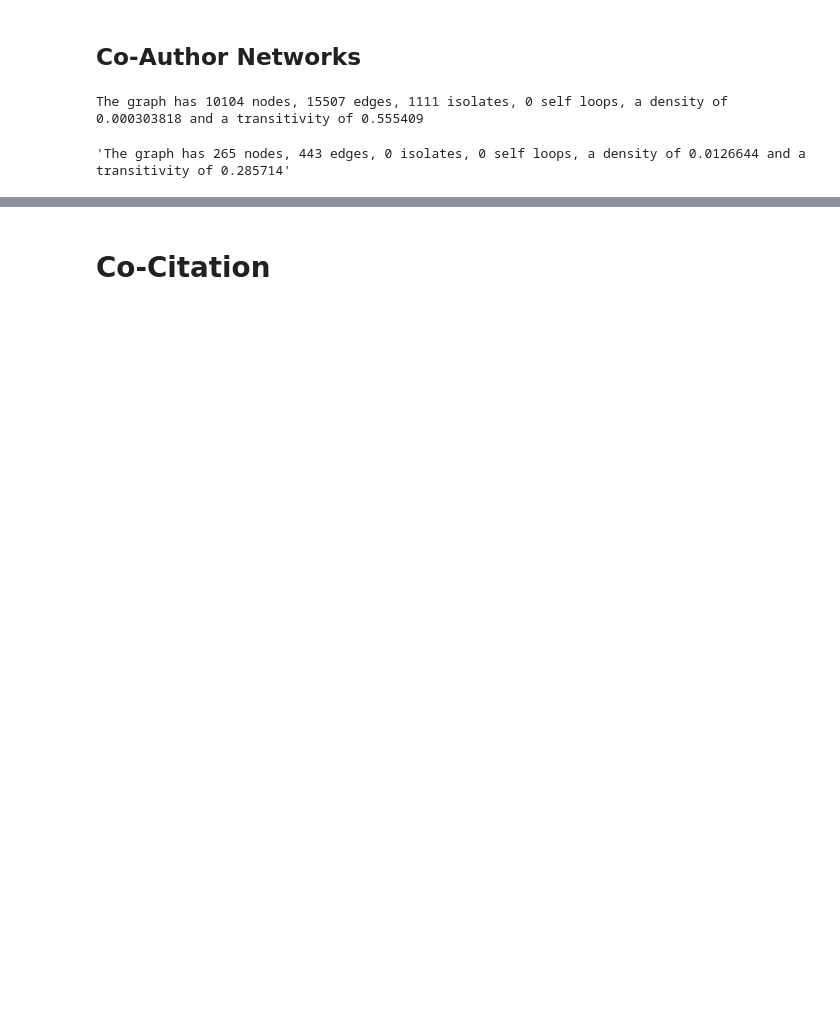
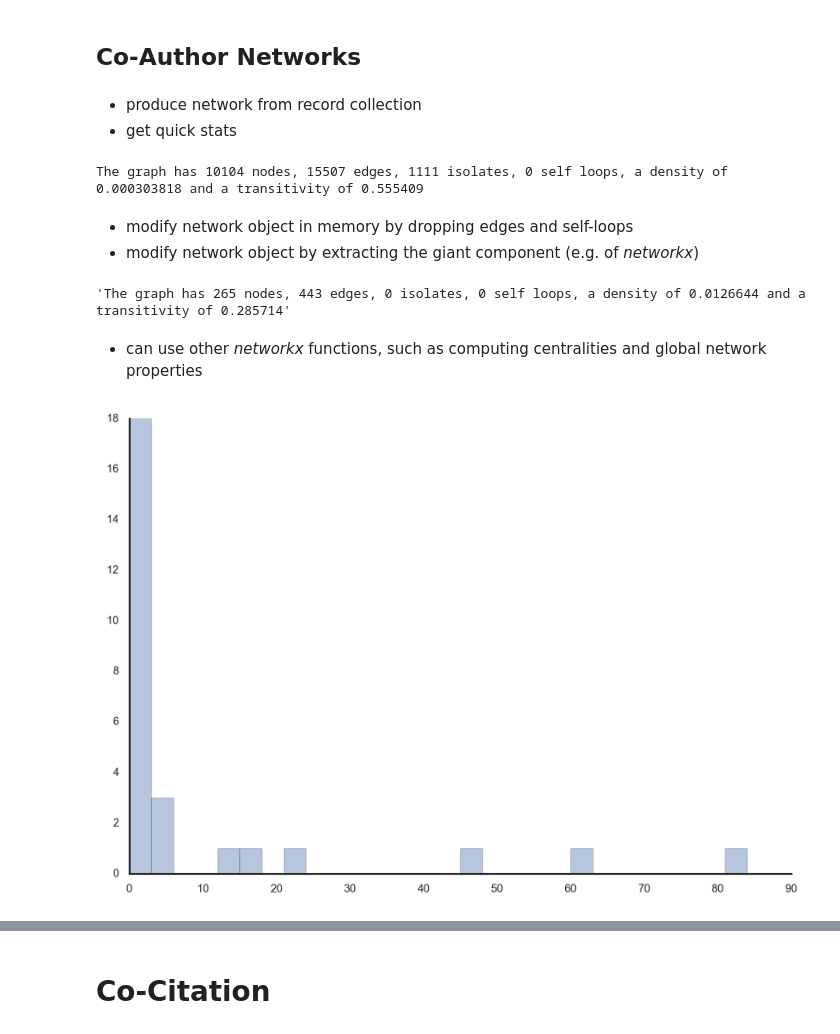
Before and after one commit to mclevey/metaknowledge_article_supplement, a Jupyter notebook: 4_network_analysis.ipynb, the cells around one changed output, grey strips where cells are left out. Saved outputs shown, nothing was run; the diff lists cells and outputs as text; code cells hidden in the pictures; blank space fills up the shorter version.

```diff
--- a/4_network_analysis.ipynb
+++ b/4_network_analysis.ipynb
@@ -26,10 +28,16 @@ RC = mk.RecordCollection('raw_data/imetrics/', cached = True)
 RC1014 = RC.yearSplit(2010,2014)
 # %% [markdown]
 ## Co-Author Networks
+# %% [markdown]
+* produce network from record collection
+* get quick stats
 # %%
 coauth_net = RC.networkCoAuthor()
 print(mk.graphStats(coauth_net))
 # %% [output]
 The graph has 10104 nodes, 15507 edges, 1111 isolates, 0 self loops, a density of 0.000303818 and a transitivity of 0.555409
+# %% [markdown]
+* modify network object in memory by dropping edges and self-loops
+* modify network object by extracting the giant component (e.g. of *networkx*)
 # %%
 mk.dropEdges(coauth_net, minWeight = 2, dropSelfLoops = True)
@@ -38,2 +46,12 @@ mk.graphStats(giant)
 # %% [output]
 'The graph has 265 nodes, 443 edges, 0 isolates, 0 self loops, a density of 0.0126644 and a transitivity of 0.285714'
+# %% [markdown]
+* can use other *networkx* functions, such as computing centralities and global network properties
+# %%
+dh = nx.degree_histogram(giant_coauth)
+
+with sns.axes_style("white"):
+    sns.distplot(dh, kde=False, rug=False)
+    sns.despine()
+# %% [output]
+[figure, added]
```
Also changed, not shown: parts of 28 cells of this notebook, 13 other files.
